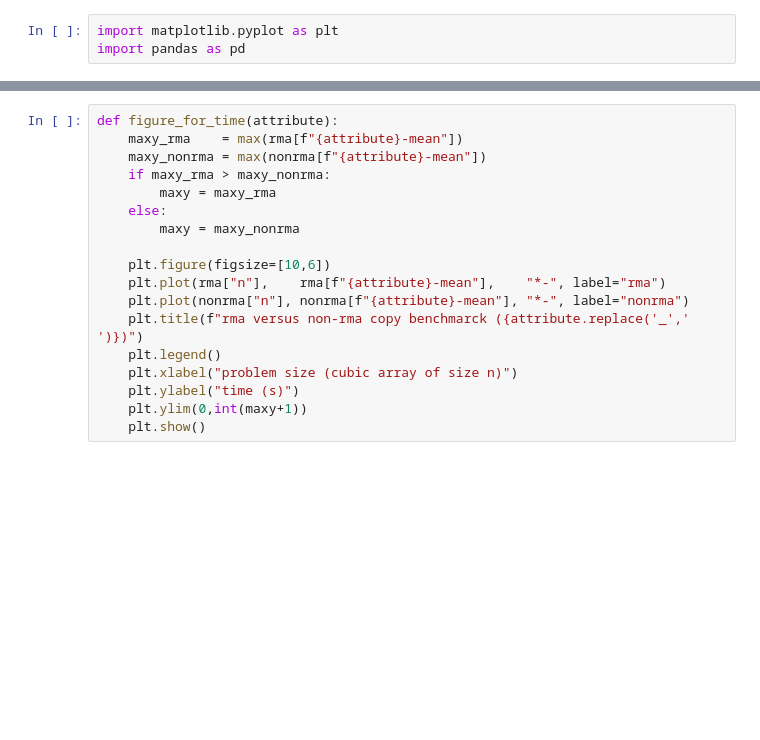
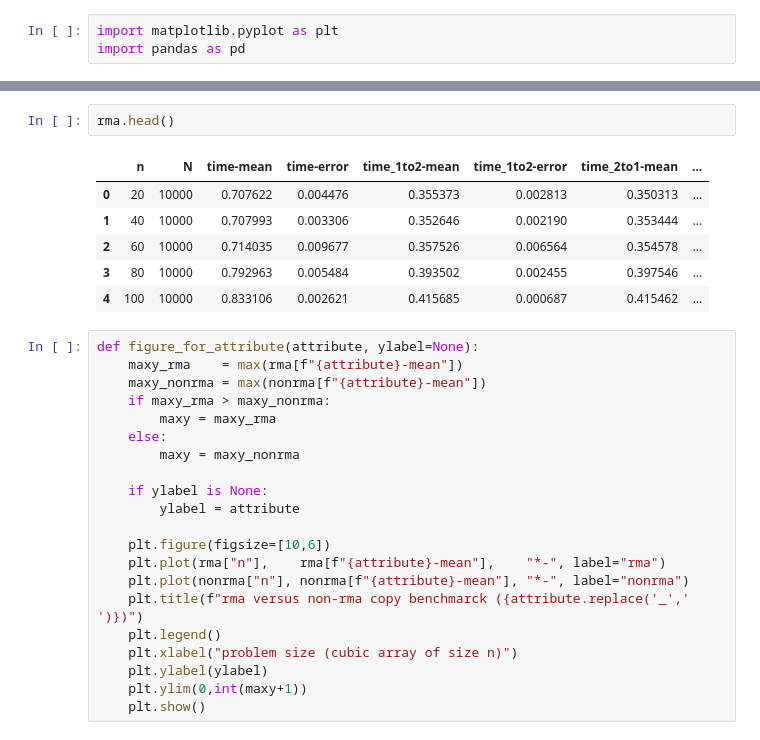
Before and after one commit to DSMishler/SANDIA-jupyterlite, a Jupyter notebook: content/cpybench_vis/cpybench_vis.ipynb, the cells around one changed output, grey strips where cells are left out. Saved outputs shown, nothing was run; the diff lists cells and outputs as text; blank space fills up the shorter version.

```diff
--- a/content/cpybench_vis/cpybench_vis.ipynb
+++ b/content/cpybench_vis/cpybench_vis.ipynb
@@ -7,5 +14,14 @@ nonrma = pd.read_csv("2023-07-05_cpybench_nonrma.csv")
+# %%
+rma.head()
+# %% [output]
+|  | n | N | time-mean | time-error | time_1to2-mean | time_1to2-error | time_2to1-mean | ... |
+| 0 | 20 | 10000 | 0.707622 | 0.004476 | 0.355373 | 0.002813 | 0.350313 | ... |
+| 1 | 40 | 10000 | 0.707993 | 0.003306 | 0.352646 | 0.002190 | 0.353444 | ... |
+| 2 | 60 | 10000 | 0.714035 | 0.009677 | 0.357526 | 0.006564 | 0.354578 | ... |
+| 3 | 80 | 10000 | 0.792963 | 0.005484 | 0.393502 | 0.002455 | 0.397546 | ... |
+| 4 | 100 | 10000 | 0.833106 | 0.002621 | 0.415685 | 0.000687 | 0.415462 | ... |
 # %%
-def figure_for_time(attribute):
+def figure_for_attribute(attribute, ylabel=None):
     maxy_rma    = max(rma[f"{attribute}-mean"])
     maxy_nonrma = max(nonrma[f"{attribute}-mean"])
     if maxy_rma > maxy_nonrma:
@@ -13,12 +29,15 @@ def figure_for_time(attribute):
     else:
         maxy = maxy_nonrma
 
+    if ylabel is None:
+        ylabel = attribute
+
     plt.figure(figsize=[10,6])
     plt.plot(rma["n"],    rma[f"{attribute}-mean"],    "*-", label="rma")
     plt.plot(nonrma["n"], nonrma[f"{attribute}-mean"], "*-", label="nonrma")
     plt.title(f"rma versus non-rma copy benchmarck ({attribute.replace('_',' ')})")
     plt.legend()
     plt.xlabel("problem size (cubic array of size n)")
-    plt.ylabel("time (s)")
+    plt.ylabel(ylabel)
     plt.ylim(0,int(maxy+1))
     plt.show()
```
Also changed, not shown: parts of 5 cells of this notebook, 2 other files.
